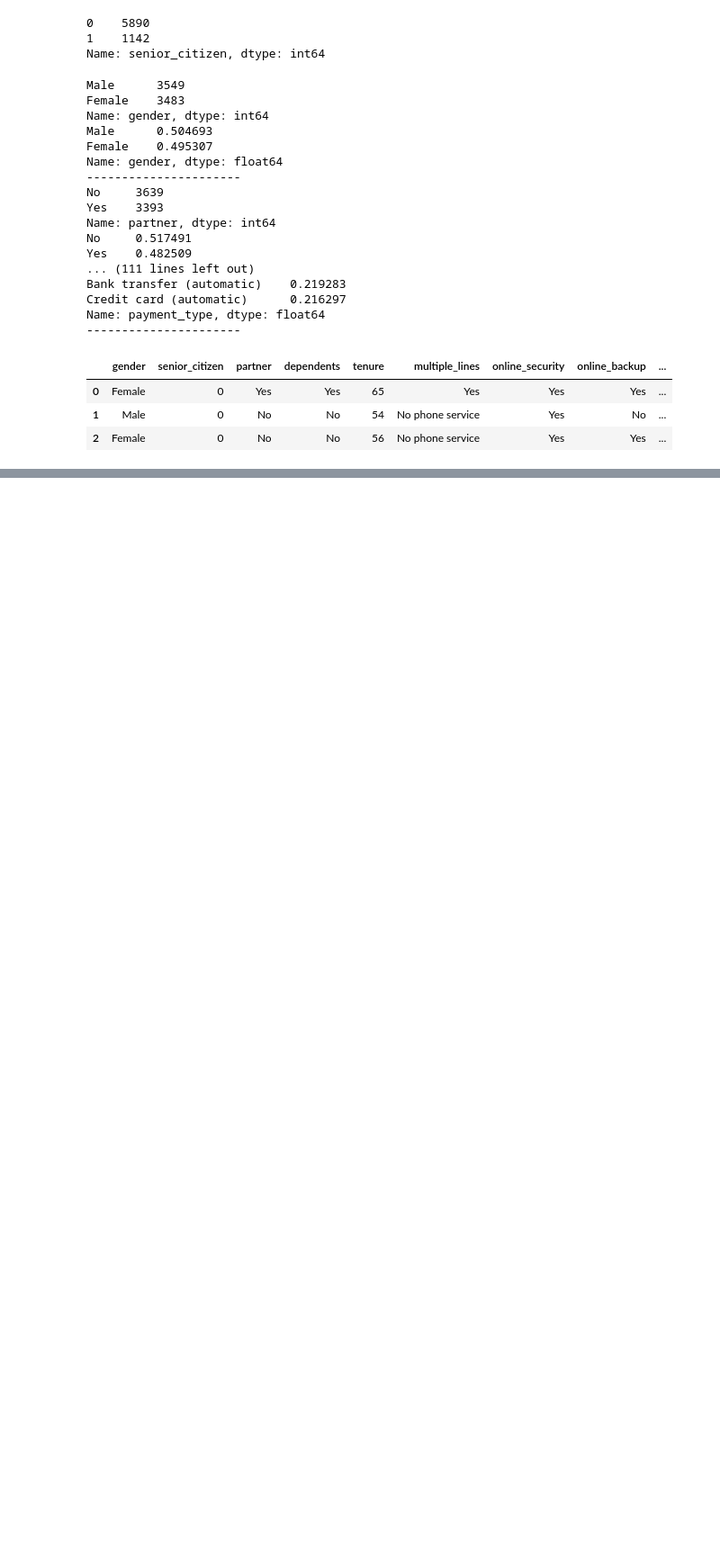
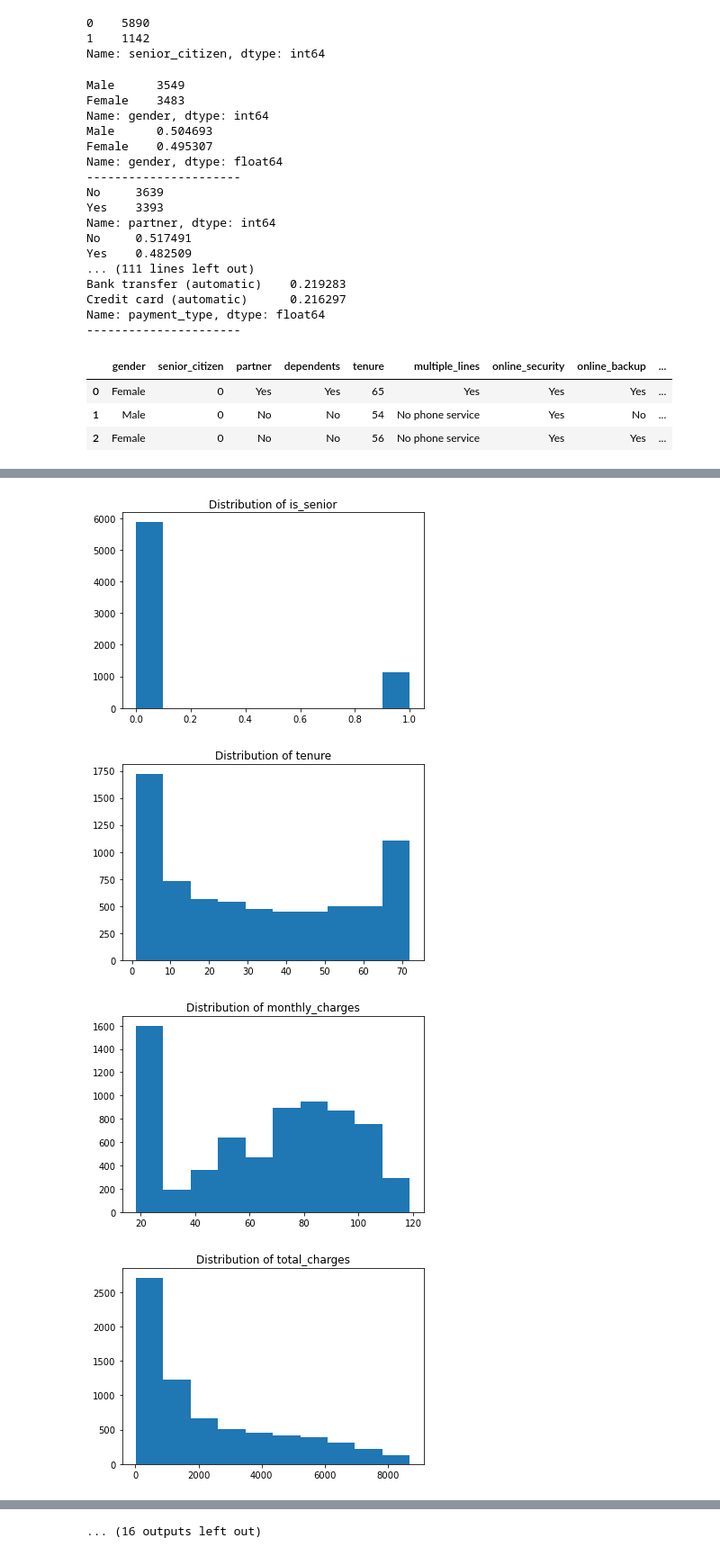
Before and after one commit to Brooke-Holyoak/telco_classification_project, a Jupyter notebook: Telco_scratchpad.ipynb, the cells around one changed output, grey strips where cells are left out. Shown: that part at 90% size. Saved outputs shown, nothing was run; the diff lists cells and outputs as text; code cells hidden in the pictures; blank space fills up the shorter version.

```diff
--- a/Telco_scratchpad.ipynb
+++ b/Telco_scratchpad.ipynb
@@ -344,0 +417,6 @@ df.head(3)
+# %%
+#Now I will drop the columns I created dummy columns for drop_yn_cols and drop_cols
+
+df = df.drop(columns = drop_yn_cols)
+df = df.drop(columns = drop_cols)
+df.head()
@@ -344,0 +447,26 @@ df.head(3)
+# %%
+#now all my columns contain values I can work with, but I do want to rename some for clarity and to remove unnecessary spaces
+df = df.rename(columns = {'senior_citizen' : 'is_senior',
+'gender_Male': 'is_male',
+'partner_Yes': 'has_partner',
+'dependents_Yes': 'has_dependents',
+'paperless_billing_Yes': 'paperless_bill',
+'multiple_lines_No phone service': 'no_phone_service',
+'multiple_lines_Yes': 'has_multiple_lines',
+'online_security_Yes': 'has_online_security',
+'online_backup_Yes': 'has_online_backup',
+'device_protection_Yes': 'has_device_protection',
+'tech_support_Yes': 'has_tech_support',
+'streaming_tv_Yes': 'streams_tv',
+'streaming_movies_No internet service': 'no_internet_service',
+'streaming_movies_Yes': 'streams_movies',
+'contract_type_Month-to-month': 'mtm_contract',
+'contract_type_One year': 'one_year_contract',
+'contract_type_Two year': 'two_year_contract',
+'internet_service_type_DSL': 'DSL',
+'internet_service_type_Fiber optic' : 'fiber_optic',
+'internet_service_type_None': 'no_internet',
+'payment_type_Bank transfer (automatic)': 'auto_bank_transfer',
+'payment_type_Credit card (automatic)': 'auto_credit_card',
+'payment_type_Electronic check':'auto_e_check',
+'payment_type_Mailed check': 'mailed_check_payment'})
@@ -344,0 +475,18 @@ df.head(3)
+# %%
+def num_distributions(df):
+    '''
+    This functions takes in a dataframe and displays
+    the distribution of each numeric column.
+    '''
+    for col in df.columns:
+        if df[col].dtype != 'object':
+            plt.hist(df[col])
+            plt.title(f'Distribution of {col}')
+            plt.show()
+
+num_distributions(df)
+# %% [output]
+[figure, added]
+[figure, added]
+[figure, added]
+[figure, added]
@@ -344,0 +501 @@ df.head(3)
+... (16 outputs left out)
```
Also changed, not shown: parts of 11 cells of this notebook, 2 other files.
